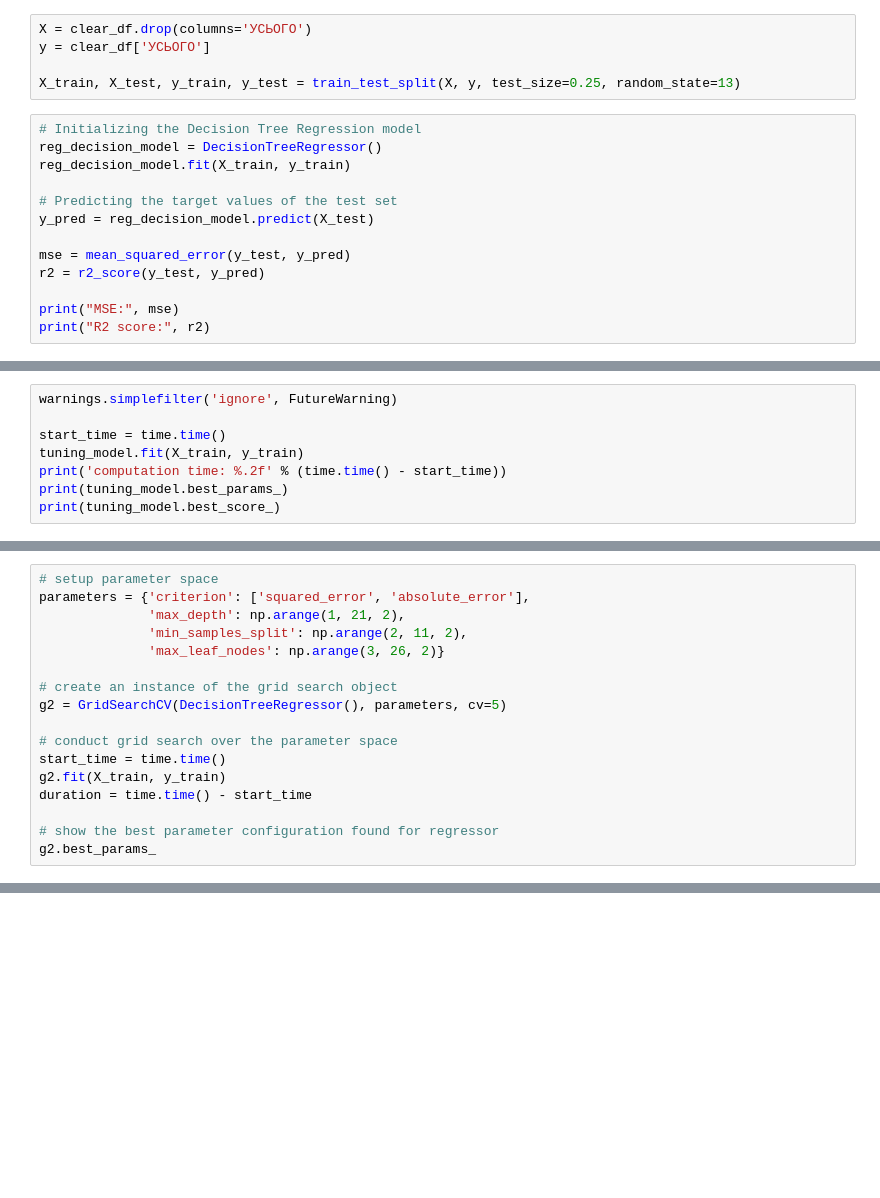
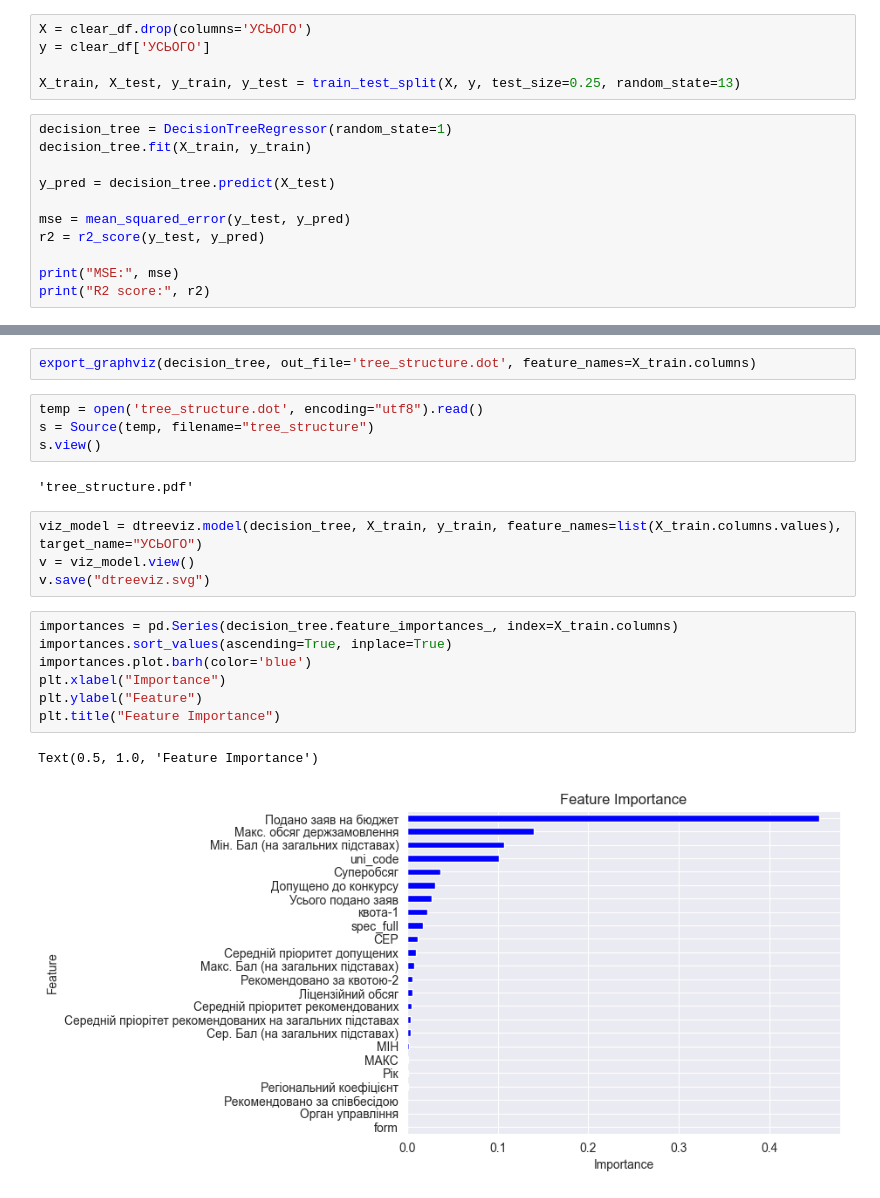
Before and after one commit to Natanius18/diploma, a Jupyter notebook: data_processing/decision_tree.ipynb, the cells around one changed output, grey strips where cells are left out. Saved outputs shown, nothing was run; the diff lists cells and outputs as text; blank space fills up the shorter version.

Commit message:
Finishing with the decision tree

```diff
--- a/data_processing/decision_tree.ipynb
+++ b/data_processing/decision_tree.ipynb
@@ -15,12 +19,10 @@ y = clear_df['УСЬОГО']
 
 X_train, X_test, y_train, y_test = train_test_split(X, y, test_size=0.25, random_state=13)
 # %%
-# Initializing the Decision Tree Regression model
-reg_decision_model = DecisionTreeRegressor()
-reg_decision_model.fit(X_train, y_train)
+decision_tree = DecisionTreeRegressor(random_state=1)
+decision_tree.fit(X_train, y_train)
 
-# Predicting the target values of the test set
-y_pred = reg_decision_model.predict(X_test)
+y_pred = decision_tree.predict(X_test)
 
 mse = mean_squared_error(y_test, y_pred)
 r2 = r2_score(y_test, y_pred)
@@ -40,8 +34,0 @@ tuning_model = GridSearchCV(DecisionTreeRegressor(), parameters, cv=5)
-# %%
-warnings.simplefilter('ignore', FutureWarning)
-
-start_time = time.time()
-tuning_model.fit(X_train, y_train)
-print('computation time: %.2f' % (time.time() - start_time))
-print(tuning_model.best_params_)
-print(tuning_model.best_score_)
@@ -60,17 +34,0 @@ print('r2 score: %.2f' % r2_score(y_test, y_pred))
-# %%
-# setup parameter space
-parameters = {'criterion': ['squared_error', 'absolute_error'],
-              'max_depth': np.arange(1, 21, 2),
-              'min_samples_split': np.arange(2, 11, 2),
-              'max_leaf_nodes': np.arange(3, 26, 2)}
-
-# create an instance of the grid search object
-g2 = GridSearchCV(DecisionTreeRegressor(), parameters, cv=5)
-
-# conduct grid search over the parameter space
-start_time = time.time()
-g2.fit(X_train, y_train)
-duration = time.time() - start_time
-
-# show the best parameter configuration found for regressor
-g2.best_params_
@@ -85,0 +49,22 @@ print('computation time: %.2f' % duration)
+# %%
+export_graphviz(decision_tree, out_file='tree_structure.dot', feature_names=X_train.columns)
+# %%
+temp = open('tree_structure.dot', encoding="utf8").read()
+s = Source(temp, filename="tree_structure")
+s.view()
+# %% [output]
+'tree_structure.pdf'
+# %%
+viz_model = dtreeviz.model(decision_tree, X_train, y_train, feature_names=list(X_train.columns.values), target_name="УСЬОГО")
+v = viz_model.view()
+v.save("dtreeviz.svg")
+# %%
+importances = pd.Series(decision_tree.feature_importances_, index=X_train.columns)
+importances.sort_values(ascending=True, inplace=True)
+importances.plot.barh(color='blue')
+plt.xlabel("Importance")
+plt.ylabel("Feature")
+plt.title("Feature Importance")
+# %% [output]
+Text(0.5, 1.0, 'Feature Importance')
+[figure, added]
```
Also changed, not shown: parts of 9 cells of this notebook, 1 other file.
